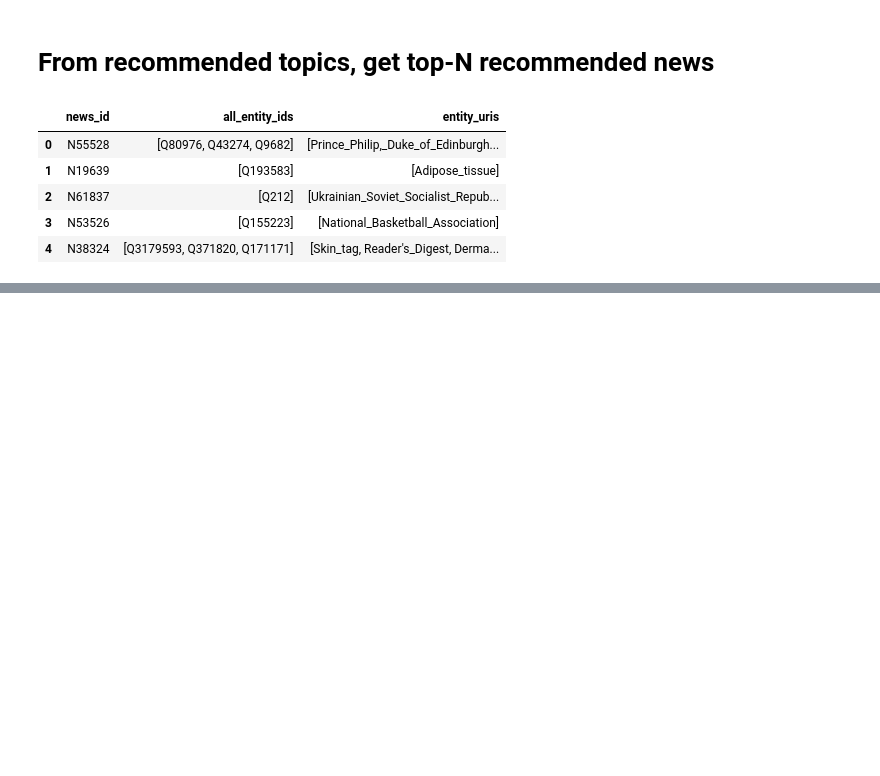
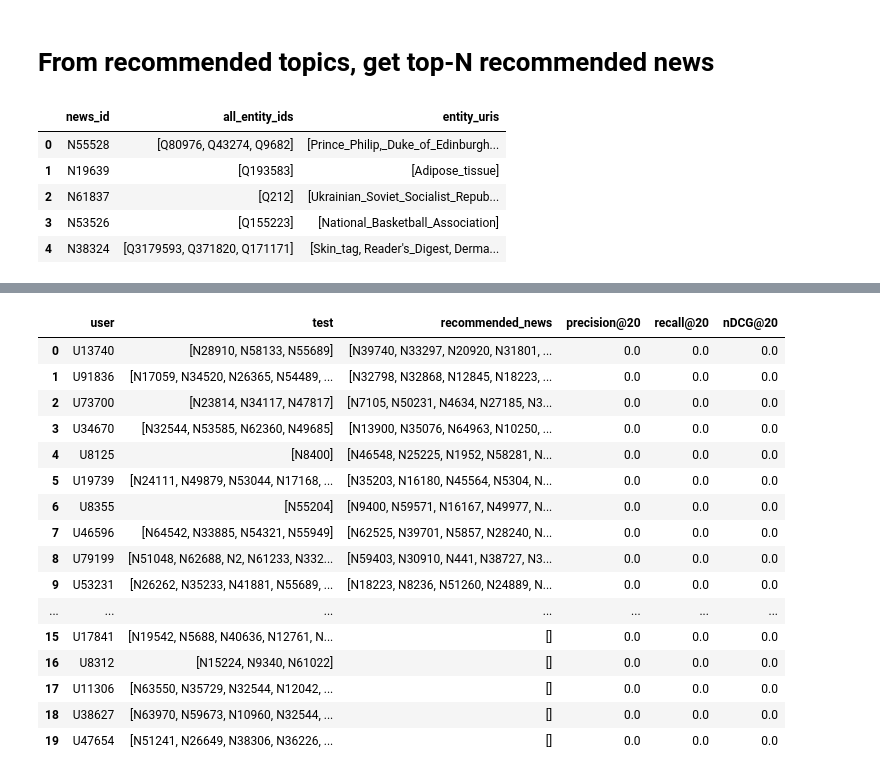
Before and after one commit to rayyyd/news_reccomender, a Jupyter notebook: ray/recommender.ipynb, the cells around one changed output, grey strips where cells are left out. Saved outputs shown, nothing was run; the diff lists cells and outputs as text; code cells hidden in the pictures; blank space fills up the shorter version.

```diff
--- a/ray/recommender.ipynb
+++ b/ray/recommender.ipynb
@@ -964,0 +1095,77 @@ MIND_prediction_df_test.head(5)
+# %%
+import numpy as np
+import pandas as pd
+import ast
+
+# ------------ helpers -------------------------------------------------
+def _to_list(x):
+    if isinstance(x, list):
+        return x
+    if isinstance(x, str):
+        try:
+            return ast.literal_eval(x)
+        except Exception:
+            return []
+    if x is None or (isinstance(x, float) and pd.isna(x)):
+        return []
+    return list(x)
+
+def _precision_at_k(hits):
+    return hits.mean()                      # hits is always length k
+
+def _recall_at_k(hits, num_relevant):
+    return hits.sum() / num_relevant if num_relevant else np.nan
+
+def _ndcg_at_k(hits, num_relevant):
+    if num_relevant == 0:
+        return np.nan
+    discounts = 1 / np.log2(np.arange(2, len(hits) + 2))
+    dcg  = (hits * discounts).sum()
+    ideal_len = int(min(len(hits), num_relevant))
+    idcg = (np.ones(ideal_len) * discounts[:ideal_len]).sum()
+    return dcg / idcg if idcg else np.nan
+
+# ------------ main metric function ------------------------------------
+def add_topn_metrics(df, k):
+    precs, recs, ndcgs = [], [], []
+
+    for _, row in df.iterrows():
+        gt  = _to_list(row["test"])                  # ground truth
+        rec = _to_list(row["recommended_news"])[:k]  # truncate to k
+
+        gt_set = set(gt)
+        hits   = np.zeros(k, dtype=float)
+        for i, r in enumerate(rec):
+            if r in gt_set:
+                hits[i] = 1.0
+
+        num_rel = len(gt_set)
+
+        precs.append(_precision_at_k(hits))
+        recs.append(_recall_at_k(hits, num_rel))
+        ndcgs.append(_ndcg_at_k(hits, num_rel))
+
+    df[f"precision@{k}"] = precs
+    df[f"recall@{k}"]    = recs
+    df[f"nDCG@{k}"]      = ndcgs
+    return df
+
+# ---------------------- APPLY -----------------------------------------
+metric_k   = top_n_articles               # or set a specific integer
+user_news_df = add_topn_metrics(user_news_df, k=metric_k)
+
+print(f"Mean metrics over {len(user_news_df)} users (k={metric_k}):")
+display(
+    user_news_df[[f"precision@{metric_k}", f"recall@{metric_k}", f"nDCG@{metric_k}"]]
+      .mean()
+      .to_frame("mean")
+      .T
+)
+
+print("Sample rows with metrics:")
+display(
+    user_news_df.head(20)
+      .loc[:, ["user", "test", "recommended_news",
+               f"precision@{metric_k}", f"recall@{metric_k}", f"nDCG@{metric_k}"]]
+)
+# %% [output]
@@ -964,0 +1176,17 @@ MIND_prediction_df_test.head(5)
+|  | user | test | recommended_news | precision@20 | recall@20 | nDCG@20 |
+| 0 | U13740 | [N28910, N58133, N55689] | [N39740, N33297, N20920, N31801, ... | 0.0 | 0.0 | 0.0 |
+| 1 | U91836 | [N17059, N34520, N26365, N54489, ... | [N32798, N32868, N12845, N18223, ... | 0.0 | 0.0 | 0.0 |
+| 2 | U73700 | [N23814, N34117, N47817] | [N7105, N50231, N4634, N27185, N3... | 0.0 | 0.0 | 0.0 |
+| 3 | U34670 | [N32544, N53585, N62360, N49685] | [N13900, N35076, N64963, N10250, ... | 0.0 | 0.0 | 0.0 |
+| 4 | U8125 | [N8400] | [N46548, N25225, N1952, N58281, N... | 0.0 | 0.0 | 0.0 |
+| 5 | U19739 | [N24111, N49879, N53044, N17168, ... | [N35203, N16180, N45564, N5304, N... | 0.0 | 0.0 | 0.0 |
+| 6 | U8355 | [N55204] | [N9400, N59571, N16167, N49977, N... | 0.0 | 0.0 | 0.0 |
+| 7 | U46596 | [N64542, N33885, N54321, N55949] | [N62525, N39701, N5857, N28240, N... | 0.0 | 0.0 | 0.0 |
+| 8 | U79199 | [N51048, N62688, N2, N61233, N332... | [N59403, N30910, N441, N38727, N3... | 0.0 | 0.0 | 0.0 |
+| 9 | U53231 | [N26262, N35233, N41881, N55689, ... | [N18223, N8236, N51260, N24889, N... | 0.0 | 0.0 | 0.0 |
+| ... | ... | ... | ... | ... | ... | ... |
+| 15 | U17841 | [N19542, N5688, N40636, N12761, N... | [] | 0.0 | 0.0 | 0.0 |
+| 16 | U8312 | [N15224, N9340, N61022] | [] | 0.0 | 0.0 | 0.0 |
+| 17 | U11306 | [N63550, N35729, N32544, N12042, ... | [] | 0.0 | 0.0 | 0.0 |
+| 18 | U38627 | [N63970, N59673, N10960, N32544, ... | [] | 0.0 | 0.0 | 0.0 |
+| 19 | U47654 | [N51241, N26649, N38306, N36226, ... | [] | 0.0 | 0.0 | 0.0 |
```
Also changed, not shown: parts of 8 cells of this notebook.
